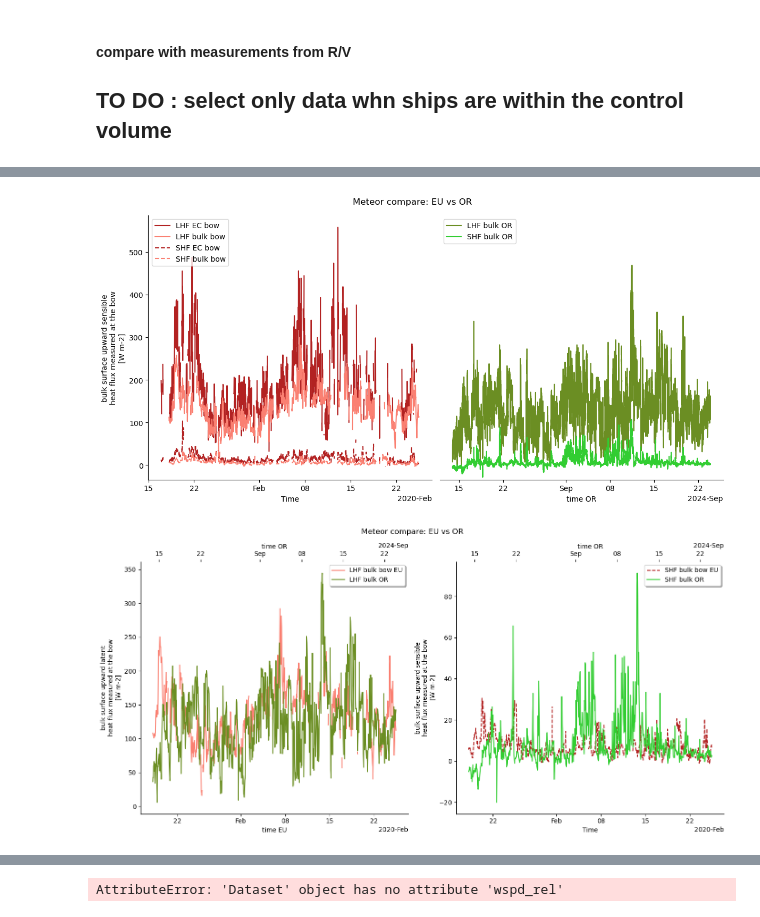
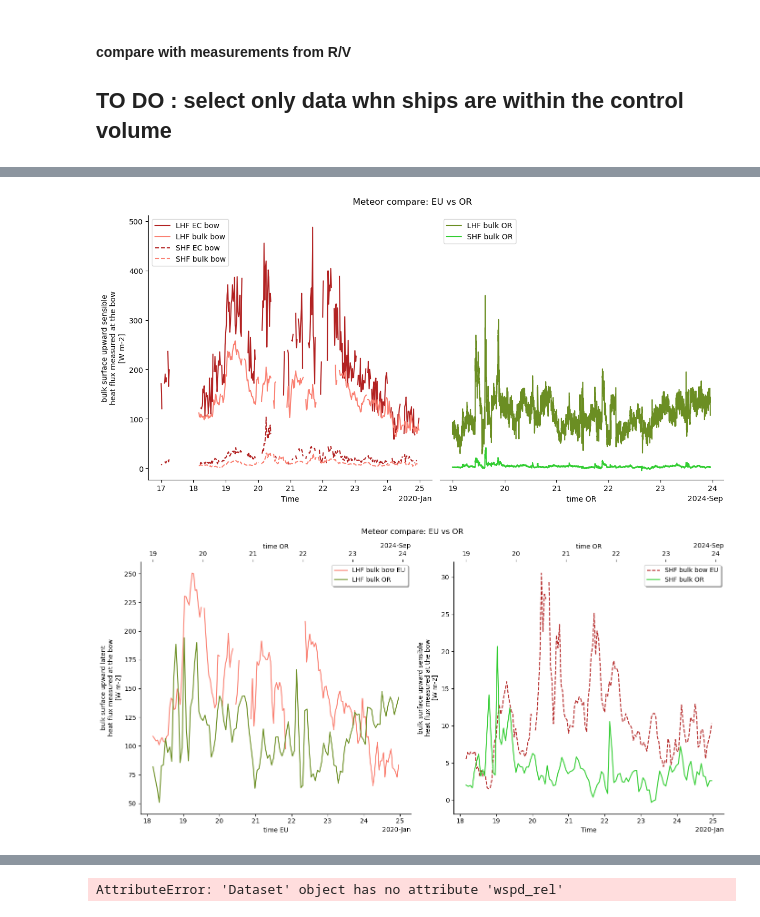
Before and after one commit to meteorologopazzo/BCO_observational, a Jupyter notebook: sfc_fluxes BCO_ERA5_campaigns.ipynb, the cells around one changed output, grey strips where cells are left out. Cells and saved outputs as stored; diff of their text form; code cells hidden in the pictures.

```diff
--- a/sfc_fluxes BCO_ERA5_campaigns.ipynb
+++ b/sfc_fluxes BCO_ERA5_campaigns.ipynb
@@ -684,6 +764,5 @@ Data variables: (12/39)
 # %%
 
-time_window = slice( '2024-08-14', '2024-09-23' ) #meteor_or.time
 u = meteor_or.wspd_rel.sel(time=time_window)
 t = meteor_or.t_air_port.sel(time=time_window)
 rh = meteor_or.rh_port.sel(time=time_window)
@@ -699,7 +778,7 @@ output_meteor_or = coare35vn.coare35vn(u=u.values.flatten(),
                              P=P.values.flatten()/100.,
                              Rs=Rs.values.flatten(),
                              Rl=Rl.values.flatten(),
-                             zu=28, zt=28, zq=28, lat=13, zi=600, rain=None, cp=None, sigH=None, jcool=1)
+                             zu=28, zt=28, zq=28, lat=13, zi=500, rain=None, cp=None, sigH=None, jcool=1)
 
 
 lhf_meteor_or = xr.DataArray(
@@ -737,49 +816,51 @@ shf_meteor_or = xr.DataArray(
 fig, ax = plt.subplots(1,2, figsize=(12, 6))
 fig.suptitle("Meteor compare: EU vs OR")
 
+
+
 ## lhf eurec4a
-meteor_eu.LHF_EC_bow.plot.line(ax=ax[0], x="time", label="LHF EC bow", color="firebrick")
-meteor_eu.LHF_bulk_bow.plot.line(ax=ax[0], x="time", label="LHF bulk bow", color="salmon")
+meteor_eu.LHF_EC_bow.sel(time=sel_time_eu).plot.line(ax=ax[0], x="time", label="LHF EC bow", color="firebrick")
+meteor_eu.LHF_bulk_bow.sel(time=sel_time_eu).plot.line(ax=ax[0], x="time", label="LHF bulk bow", color="salmon")
 ax[0].set_xlabel("time EU")
 
 ## shf eurec4a
-meteor_eu.SHF_EC_bow.plot.line(ax=ax[0], x="time", label="SHF EC bow", color="firebrick", linestyle="dashed")
-meteor_eu.SHF_bulk_bow.plot.line(ax=ax[0], x="time", label="SHF bulk bow", color="salmon", linestyle="dashed")
+meteor_eu.SHF_EC_bow.sel(time=sel_time_eu).plot.line(ax=ax[0], x="time", label="SHF EC bow", color="firebrick", linestyle="dashed")
+meteor_eu.SHF_bulk_bow.sel(time=sel_time_eu).plot.line(ax=ax[0], x="time", label="SHF bulk bow", color="salmon", linestyle="dashed")
 ax[0].legend(loc="upper left")
 
 
 
 ## lhf orcestra
 lhf_meteor_or.plot.line(ax=ax[1], x="time", label="LHF bulk OR", color="olivedrab")
 ax[1].set_xlabel("time OR")
 
 ## shf orcestra
 shf_meteor_or.plot.line(ax=ax[1], x="time", label="SHF bulk OR", color="limegreen")
 
 ax[1].legend(loc="upper left")
 
 ax[1].set_xlabel("time OR")
 ax[1].spines["left"].set_visible(False)
 ymin, ymax = ax[0].get_ylim()
 ax[1].set_ylim(ymin, ymax)
 ax[1].yaxis.set_visible(False)
 
 
 
 for x in ax:
     for spine in ['top', 'right']:
             x.spines[spine].set_visible(False)
 
 plt.tight_layout()
 # %% [output]
-[figure, old version]
+[figure, new version]
 # %%
 fig, ax = plt.subplots(1,2, figsize=(14, 7))
 fig.suptitle("Meteor compare: EU vs OR")
 
 ## lhf eurec4a
 # meteor_eu.LHF_EC_bow.plot.line(ax=ax[0], x="time", label="LHF EC bow", color="firebrick")
-meteor_eu.LHF_bulk_bow.resample(time="1h").mean().plot.line(ax=ax[0], x="time", label="LHF bulk bow EU", color="salmon")
+meteor_eu.LHF_bulk_bow.sel(time=sel_time_eu).resample(time="1h").mean().plot.line(ax=ax[0], x="time", label="LHF bulk bow EU", color="salmon")
 ax[0].set_xlabel("time EU")
 
 ## lhf orcestra
@@ -805,7 +886,8 @@ ax[0].legend(all_lines, all_labels, loc='upper right', frameon=True, fancybox=Tr
 
 ## shf eurec4a
 # meteor_eu.SHF_EC_bow.plot.line(ax=ax[1], x="time", label="SHF EC bow", color="firebrick", linestyle="dashed")
-meteor_eu.SHF_bulk_bow.resample(time="1h").mean().plot.line(ax=ax[1], x="time", label="SHF bulk bow EU", color="firebrick", linestyle="dashed")
+meteor_eu.SHF_bulk_bow.sel(time=sel_time_eu).resample(time="1h").mean().plot.line(ax=ax[1], x="time", label="SHF bulk bow EU", color="firebrick", linestyle="dashed")
+
 
 ## shf orcestra
 ax2 = ax[1].twiny()
@@ -831,4 +913,4 @@ for x in [ax[0], ax[1], ax1, ax2]:
 
 plt.tight_layout()
 # %% [output]
-[figure, old version]
+[figure, new version]
```
Also changed, not shown: parts of 6 cells of this notebook, 2 other files.
